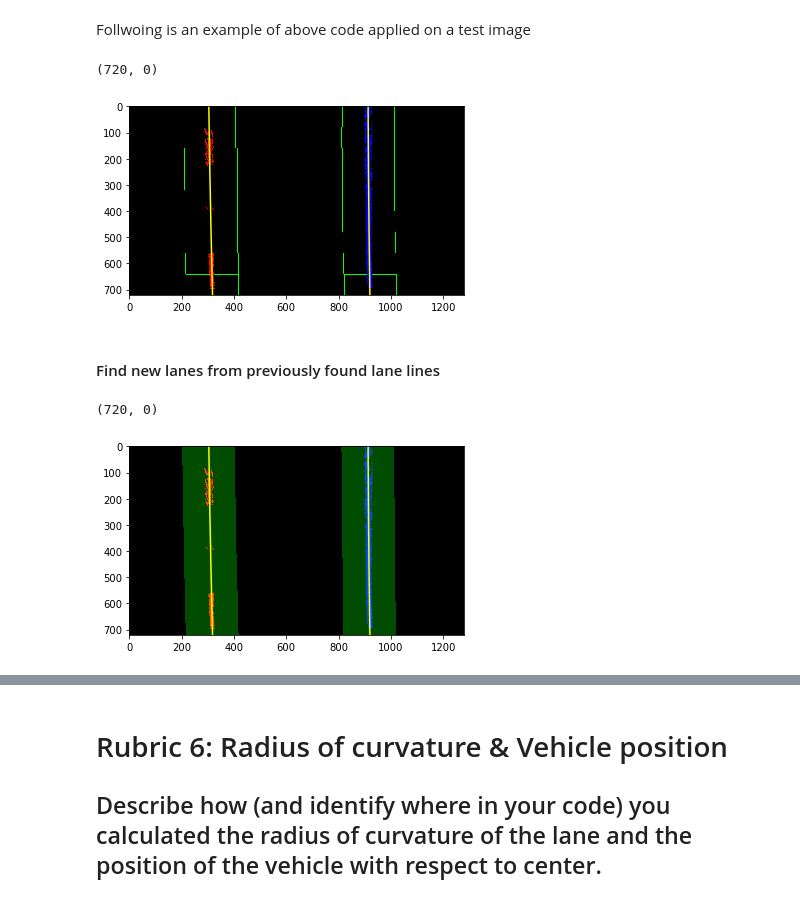
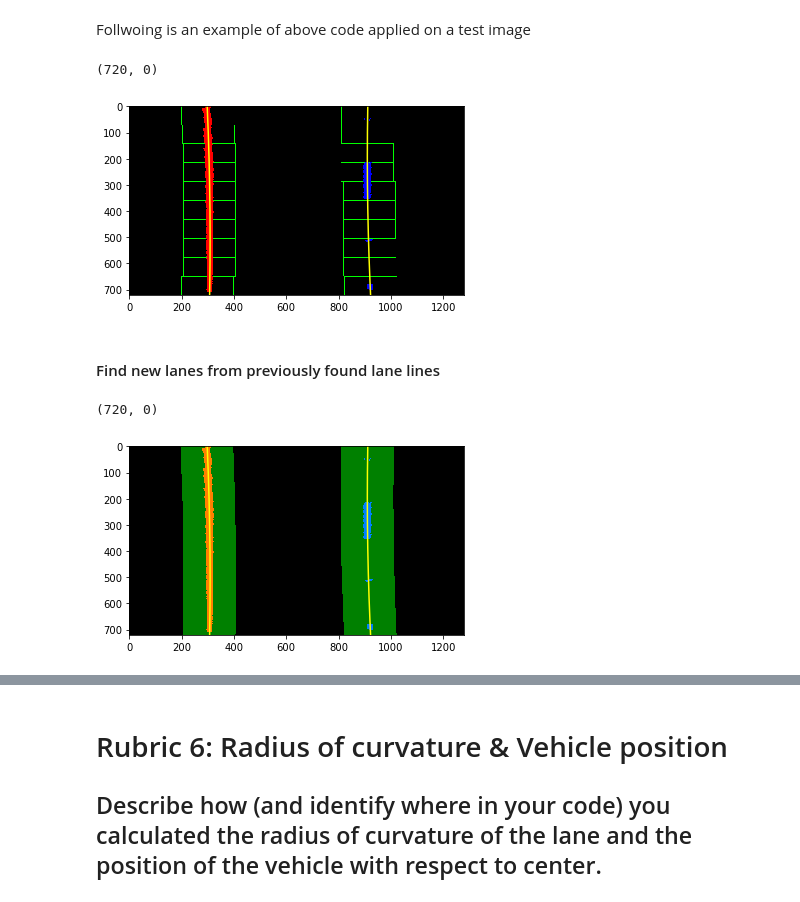
Before and after one commit to swarnimsoni/CarND-Advanced-Lane-Lines, a Jupyter notebook: Solution.ipynb, the cells around one changed output, grey strips where cells are left out. Cells and saved outputs as stored; diff of their text form; code cells hidden in the pictures.

```diff
--- a/Solution.ipynb
+++ b/Solution.ipynb
@@ -150,8 +158,23 @@ def hls_select(img, thresh=(0, 255)):
     binary_output[(s_channel > thresh[0]) & (s_channel <= thresh[1])] = 1
     return binary_output
 
+def lab_select(img, thresh=(0, 255)):
+    hls = cv2.cvtColor(img, cv2.COLOR_RGB2Lab)
+    b_channel = hls[:,:,2]
+    binary_output = np.zeros_like(b_channel)
+    binary_output[(b_channel > thresh[0]) & (b_channel <= thresh[1])] = 1
+    return binary_output
+
+def luv_select(img, thresh=(0, 255)):
+    hls = cv2.cvtColor(img, cv2.COLOR_RGB2LUV)
+    l_channel = hls[:,:,0]
+    binary_output = np.zeros_like(l_channel)
+    binary_output[(l_channel > thresh[0]) & (l_channel <= thresh[1])] = 1
+    return binary_output
+
 def pipeline(img, s_thresh=(170, 255), sx_thresh=(20, 100)):
-    img = np.copy(img)
+    img = cv2.undistort(img, mtx, dist, None, mtx)
+
     # Convert to HLS color space and separate the V channel
     #hls = cv2.cvtColor(img, cv2.COLOR_RGB2HLS).astype(np.float)
     #l_channel = hls[:,:,1]
@@ -166,7 +189,8 @@ def pipeline(img, s_thresh=(170, 255), sx_thresh=(20, 100)):
     #sxbinary[(scaled_sobel >= sx_thresh[0]) & (scaled_sobel <= sx_thresh[1])] = 1
 
     sobelx = abs_sobel_thresh(img,sx_thresh[0], sx_thresh[1])
-
+    l_channel = luv_select(img, (210,255))
+    b_channel = lab_select(img, (160,255))
     # Threshold color channel
     #s_binary = np.zeros_like(s_channel)
     #s_binary[(s_channel >= s_thresh[0]) & (s_channel <= s_thresh[1])] = 1
@@ -175,7 +199,7 @@ def pipeline(img, s_thresh=(170, 255), sx_thresh=(20, 100)):
     # Note color_binary[:, :, 0] is all 0s, effectively an all black image. It might
     # be beneficial to replace this channel with something else.
     combined_binary = np.zeros_like(sobelx)
-    combined_binary[(s_binary == 1) | (sobelx == 1)] = 1
+    combined_binary[(s_binary == 1) | (sobelx == 1) | (l_channel==1) | (b_channel==1)] = 1
     return combined_binary
 
 def colouredMap(img, s_thresh=(170, 255), sx_thresh=(20, 100)):
@@ -233,27 +259,21 @@ some points to test with
 src=np.array([[220, 720],[1120, 720],[650, 430],[620, 430]])
 dest = np.array([[220, 720],[1120, 720],[1120, 1],[220, 1]]) # 430 in place of 1
 # %%
-bottom_left = [220,720]
-bottom_right = [1110, 720]
-top_left = [570, 470]
-top_right = [722, 470]
+bottom_left, bottom_right, top_left, top_right  = [220,720], [1110, 720], [570, 470], [722, 470]
 
 source = np.float32([bottom_left,bottom_right,top_right,top_left])
 
-bottom_left = [320,720]
-bottom_right = [920, 720]
-top_left = [320, 1]
-top_right = [920, 1]
+bottom_left, bottom_right, top_left, top_right = [320,720], [920, 720], [320, 1], [920, 1]
 
 dst = np.float32([bottom_left,bottom_right,top_right,top_left])
 
-testimg = mpimg.imread('./test_images/straight_lines2.jpg')
+testimg = mpimg.imread('./test_images/straight_lines1.jpg')
 fig, axis = plt.subplots(1,4, figsize=(20,20))
 
 fig.tight_layout()
 axis[0].imshow(testimg)
 axis[0].set_title('Original image', fontsize=30)
-axis[1].imshow(cv2.polylines(testimg.copy(),[src],True,(255,0,0), thickness=3))
+axis[1].imshow(cv2.polylines(testimg.copy(),[src],True,(255,0,0), thickness=4))
 #undisttestimg=cv2.undistort(testimg, mtx,dist, None, mtx)
 
 axis[1].set_title('Source Points', fontsize=30)
@@ -304,7 +324,7 @@ leftx_base = np.argmax(histogram[:midpoint])
 rightx_base = np.argmax(histogram[midpoint:]) + midpoint
 
 # Choose the number of sliding windows
-nwindows = 9
+nwindows = 10
 # Set height of windows
 window_height = np.int(binary_warped.shape[0]/nwindows)
 # Identify the x and y positions of all nonzero pixels in the image
@@ -317,7 +337,7 @@ rightx_current = rightx_base
 # Set the width of the windows +/- margin
 margin = 100
 # Set minimum number of pixels found to recenter window
-minpix = 50
+minpix = 80
 # Create empty lists to receive left and right lane pixel indices
 left_lane_inds = []
 right_lane_inds = []
@@ -380,37 +400,37 @@ plt.xlim(0, 1280)
 plt.ylim(720, 0)
 # %% [output]
 (720, 0)
-[figure, old version]
+[figure, new version]
 # %% [markdown]
 #### Find new lanes from previously found lane lines
 # %%
 # Create an image to draw on and an image to show the selection window
 out_img = np.dstack((binary_warped, binary_warped, binary_warped))*255
 window_img = np.zeros_like(out_img)
 # Color in left and right line pixels
 out_img[nonzeroy[left_lane_inds], nonzerox[left_lane_inds]] = [255, 0, 0]
 out_img[nonzeroy[right_lane_inds], nonzerox[right_lane_inds]] = [0, 0, 255]
 
 # Generate a polygon to illustrate the search window area
 # And recast the x and y points into usable format for cv2.fillPoly()
 left_line_window1 = np.array([np.transpose(np.vstack([left_fitx-margin, ploty]))])
 left_line_window2 = np.array([np.flipud(np.transpose(np.vstack([left_fitx+margin,
                               ploty])))])
 left_line_pts = np.hstack((left_line_window1, left_line_window2))
 right_line_window1 = np.array([np.transpose(np.vstack([right_fitx-margin, ploty]))])
 right_line_window2 = np.array([np.flipud(np.transpose(np.vstack([right_fitx+margin,
                               ploty])))])
 right_line_pts = np.hstack((right_line_window1, right_line_window2))
 
 # Draw the lane onto the warped blank image
 cv2.fillPoly(window_img, np.int_([left_line_pts]), (0,255, 0))
 cv2.fillPoly(window_img, np.int_([right_line_pts]), (0,255, 0))
-result = cv2.addWeighted(out_img, 1, window_img, 0.3, 0)
+result = cv2.addWeighted(out_img, 1, window_img, 0.5, 0)
 plt.imshow(result)
 plt.plot(left_fitx, ploty, color='yellow')
 plt.plot(right_fitx, ploty, color='yellow')
 plt.xlim(0, 1280)
 plt.ylim(720, 0)
 # %% [output]
 (720, 0)
-[figure, old version]
+[figure, new version]
```
Also changed, not shown: parts of 18 cells of this notebook, 11 other files.
